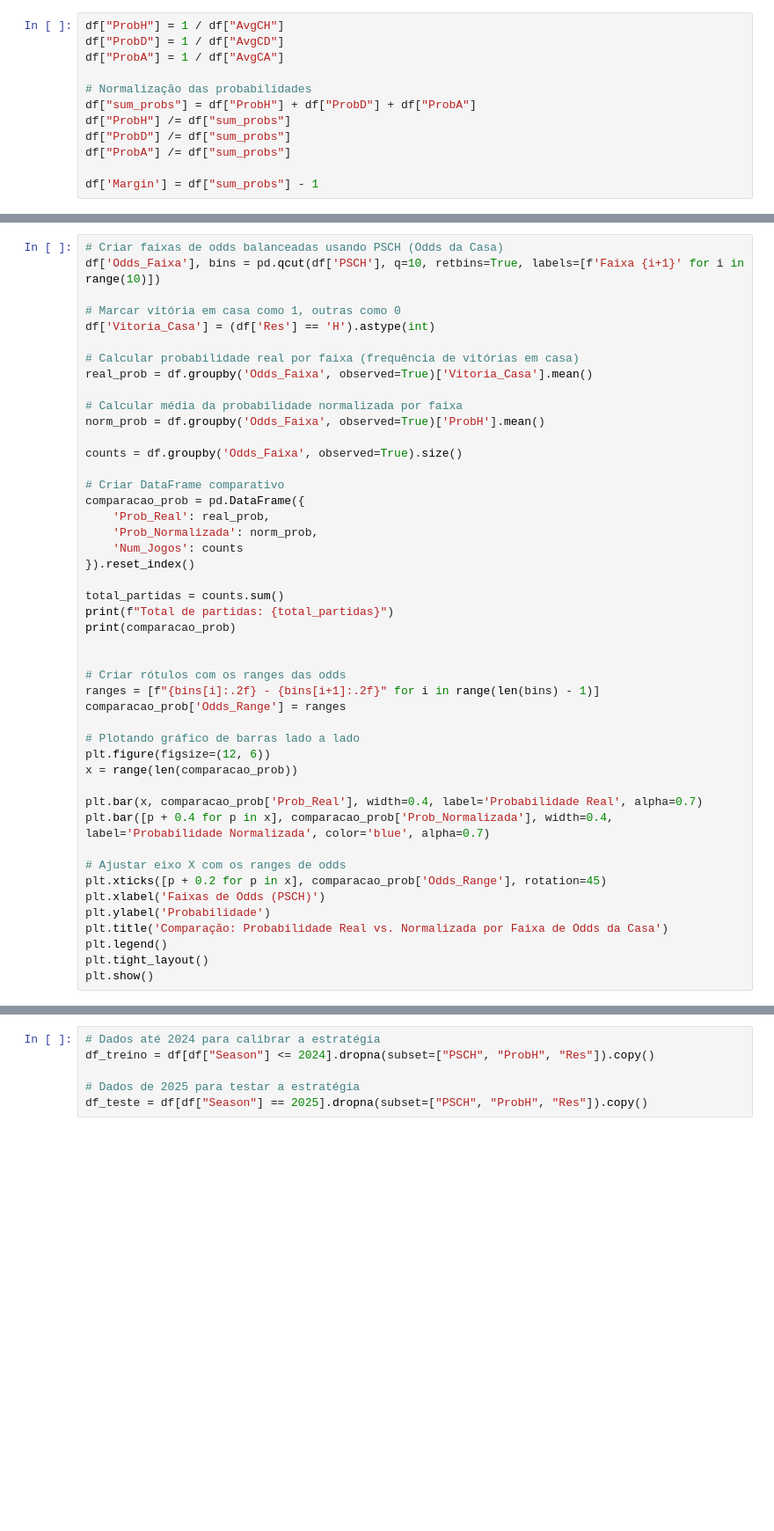
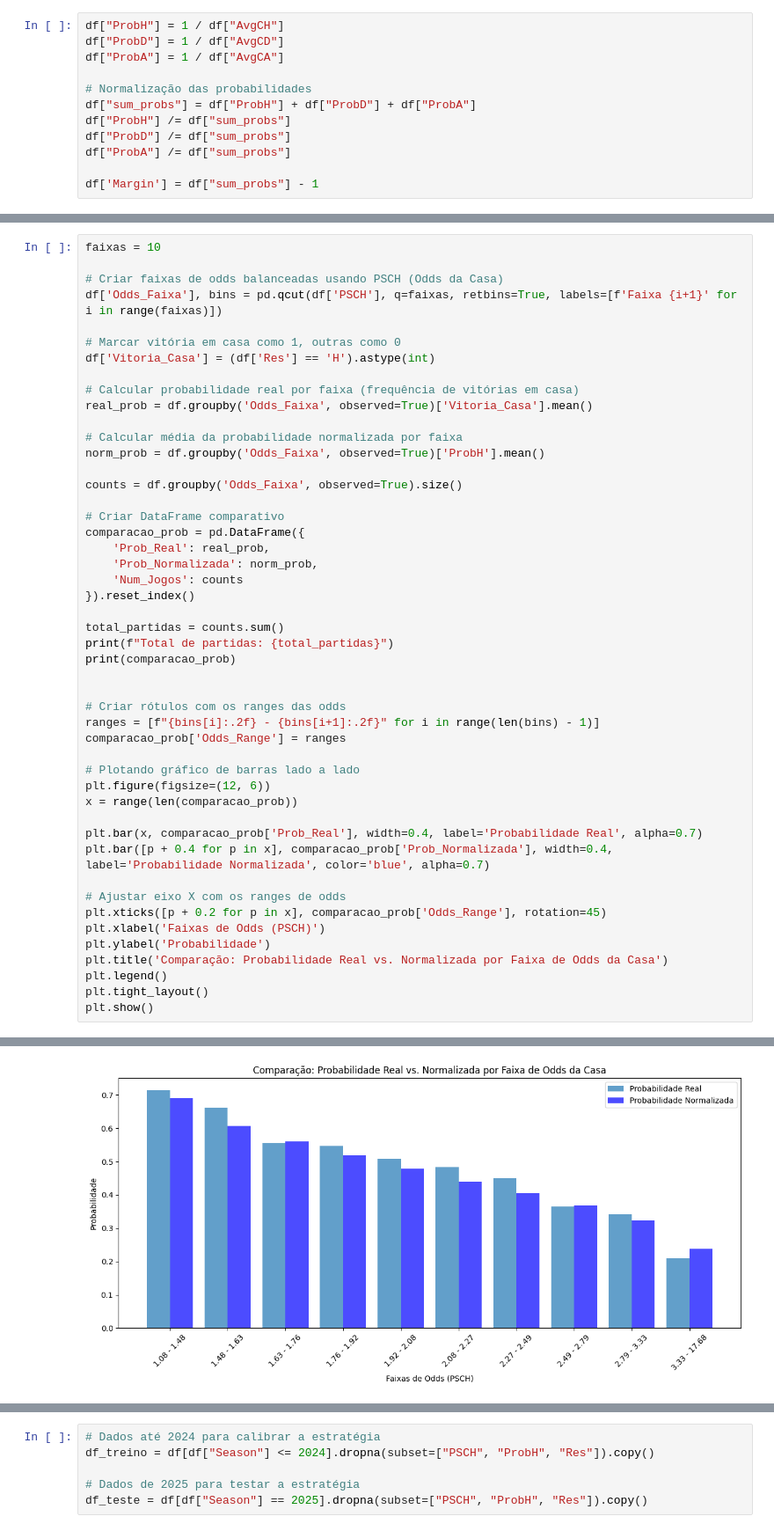
Before and after one commit to lucaskrispim/mini_curso_apostas_esportivas, a Jupyter notebook: mini_curso_apostas_esportivas_parte1.ipynb, the cells around one changed output, grey strips where cells are left out. Shown at 88% size. Saved outputs shown, nothing was run; the diff lists cells and outputs as text; blank space fills up the shorter version.

```diff
--- a/mini_curso_apostas_esportivas_parte1.ipynb
+++ b/mini_curso_apostas_esportivas_parte1.ipynb
@@ -310,6 +440,8 @@ for nome, dist in cenarios.items():
 # %%
+faixas = 10
+
 # Criar faixas de odds balanceadas usando PSCH (Odds da Casa)
-df['Odds_Faixa'], bins = pd.qcut(df['PSCH'], q=10, retbins=True, labels=[f'Faixa {i+1}' for i in range(10)])
+df['Odds_Faixa'], bins = pd.qcut(df['PSCH'], q=faixas, retbins=True, labels=[f'Faixa {i+1}' for i in range(faixas)])
 
 # Marcar vitória em casa como 1, outras como 0
 df['Vitoria_Casa'] = (df['Res'] == 'H').astype(int)
@@ -353,3 +485,4 @@ plt.title('Comparação: Probabilidade Real vs. Normalizada por Faixa de Odds da
 plt.legend()
 plt.tight_layout()
 plt.show()
+# %% [output]
@@ -356,3 +501,4 @@ plt.show()
+[figure, added]
 # %%
 # Identificar faixas de value bet
 faixas_valor = comparacao_prob[
```
Also changed, not shown: parts of 31 cells of this notebook, 1 other file.
